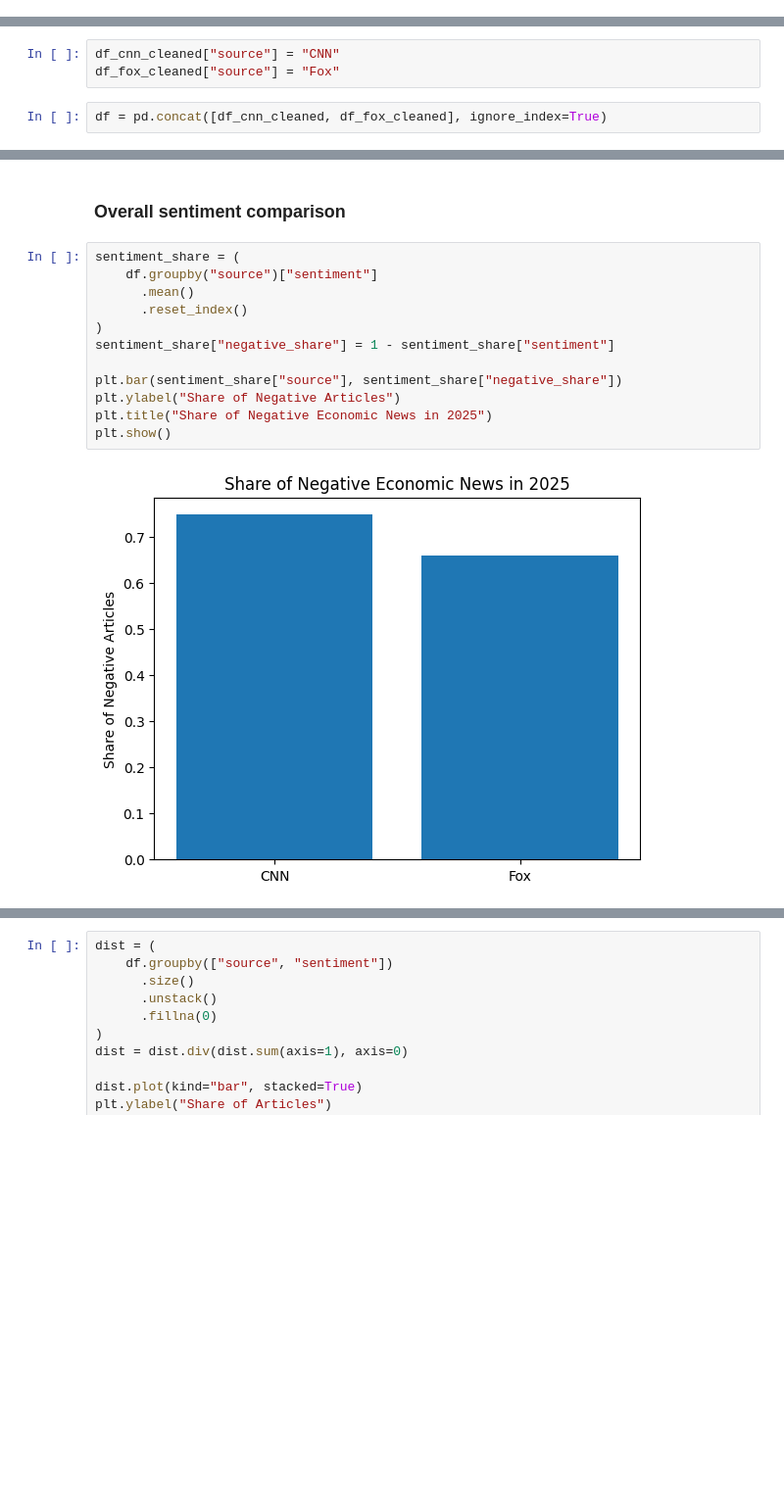
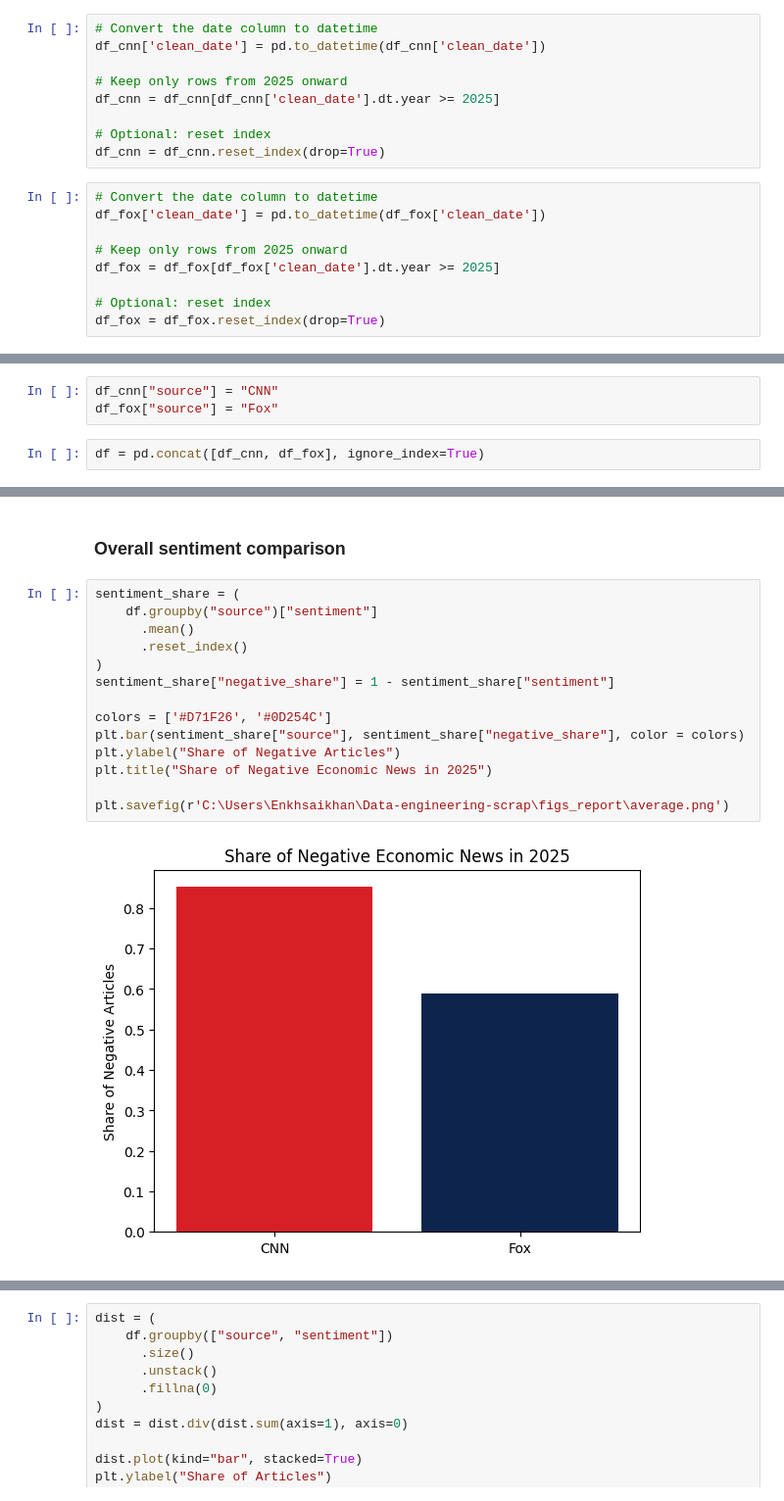
Before and after one commit to 4mbrus/Data-Engineering-1-Mini-Cloud-Project, a Jupyter notebook: web_scraping/Data_analysis.ipynb, the cells around one changed output, grey strips where cells are left out. Shown: that part at 98% size. Saved outputs shown, nothing was run; the diff lists cells and outputs as text; blank space fills up the shorter version.

```diff
--- a/web_scraping/Data_analysis.ipynb
+++ b/web_scraping/Data_analysis.ipynb
@@ -81,0 +46,18 @@ df_fox_cleaned
+# %%
+# Convert the date column to datetime
+df_cnn['clean_date'] = pd.to_datetime(df_cnn['clean_date'])
+
+# Keep only rows from 2025 onward
+df_cnn = df_cnn[df_cnn['clean_date'].dt.year >= 2025]
+
+# Optional: reset index
+df_cnn = df_cnn.reset_index(drop=True)
+# %%
+# Convert the date column to datetime
+df_fox['clean_date'] = pd.to_datetime(df_fox['clean_date'])
+
+# Keep only rows from 2025 onward
+df_fox = df_fox[df_fox['clean_date'].dt.year >= 2025]
+
+# Optional: reset index
+df_fox = df_fox.reset_index(drop=True)
@@ -82,5 +96,5 @@ df_fox_cleaned
 # %%
-df_cnn_cleaned["source"] = "CNN"
-df_fox_cleaned["source"] = "Fox"
+df_cnn["source"] = "CNN"
+df_fox["source"] = "Fox"
 # %%
-df = pd.concat([df_cnn_cleaned, df_fox_cleaned], ignore_index=True)
+df = pd.concat([df_cnn, df_fox], ignore_index=True)
@@ -89,15 +111,17 @@ df = pd.concat([df_cnn_cleaned, df_fox_cleaned], ignore_index=True)
 # %%
 sentiment_share = (
     df.groupby("source")["sentiment"]
       .mean()
       .reset_index()
 )
 sentiment_share["negative_share"] = 1 - sentiment_share["sentiment"]
 
-plt.bar(sentiment_share["source"], sentiment_share["negative_share"])
+colors = ['#D71F26', '#0D254C']
+plt.bar(sentiment_share["source"], sentiment_share["negative_share"], color = colors)
 plt.ylabel("Share of Negative Articles")
 plt.title("Share of Negative Economic News in 2025")
-plt.show()
+
+plt.savefig(r'C:\Users\Enkhsaikhan\Data-engineering-scrap\figs_report\average.png')
 # %% [output]
-[figure, old version]
+[figure, new version]
 # %%
```
Also changed, not shown: parts of 14 cells of this notebook, 8 other files.
